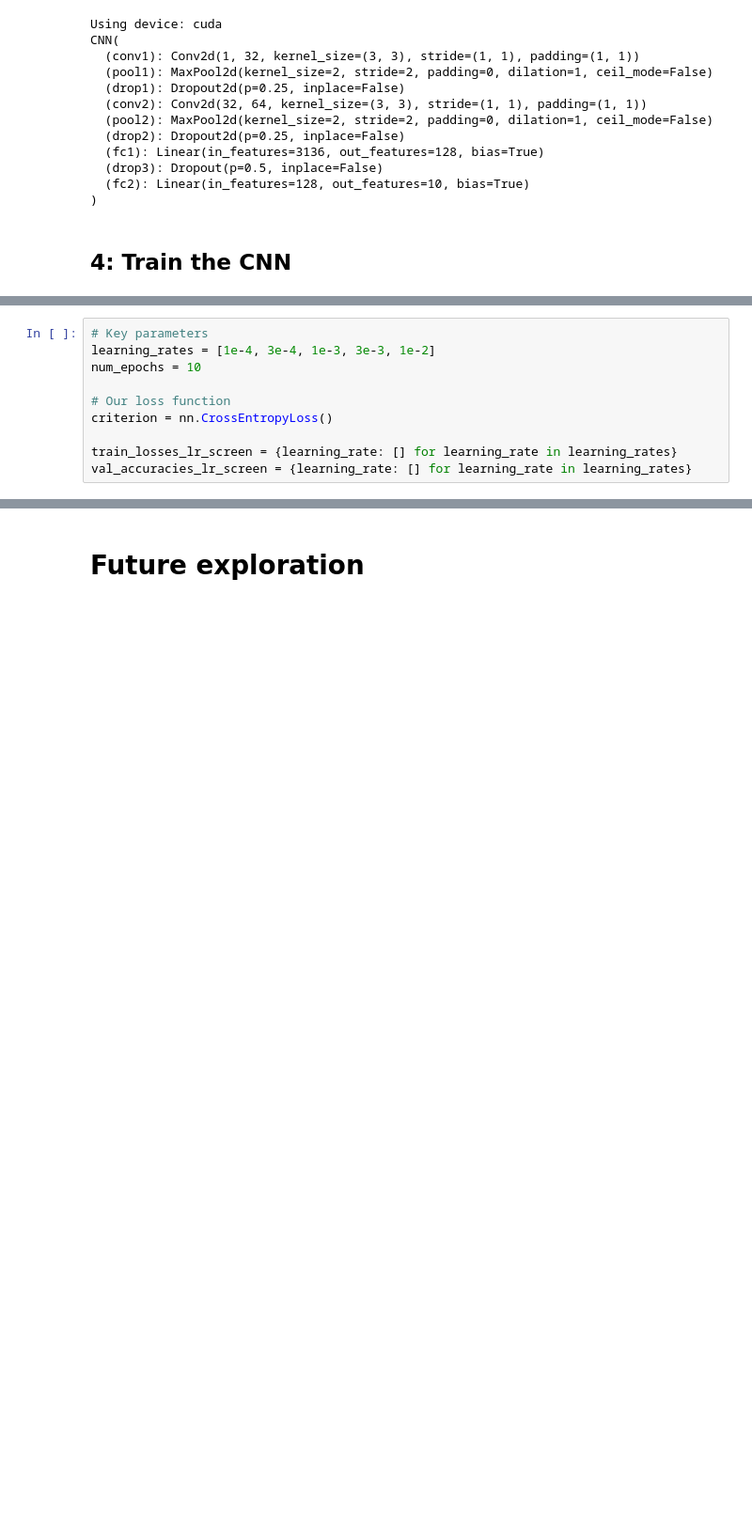
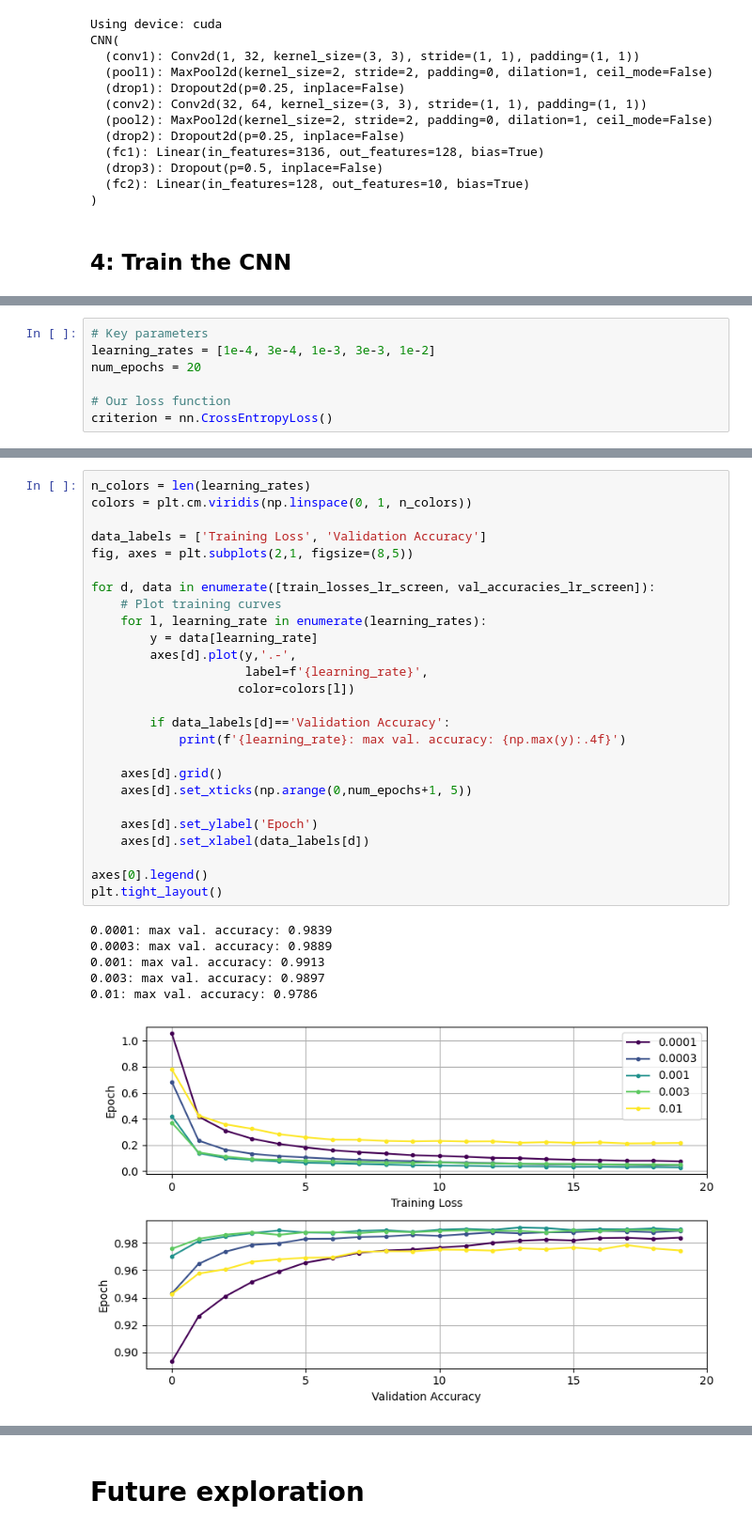
Before and after one commit to cryoTUD/ai4nanobiology, a Jupyter notebook: week_4/mnist_with_cnn.ipynb, the cells around one changed output, grey strips where cells are left out. Shown at 94% size. Saved outputs shown, nothing was run; the diff lists cells and outputs as text; blank space fills up the shorter version.

```diff
--- a/week_4/mnist_with_cnn.ipynb
+++ b/week_4/mnist_with_cnn.ipynb
@@ -263,11 +274,8 @@ Then, to really report model accuracy, we can use our held-out test data.
 # %%
 # Key parameters
 learning_rates = [1e-4, 3e-4, 1e-3, 3e-3, 1e-2]
-num_epochs = 10
+num_epochs = 20
 
 # Our loss function
 criterion = nn.CrossEntropyLoss()
-
-train_losses_lr_screen = {learning_rate: [] for learning_rate in learning_rates}
-val_accuracies_lr_screen = {learning_rate: [] for learning_rate in learning_rates}
 # %%
@@ -342,0 +356,33 @@ Epoch 10/10: Loss=0.1695, Val Acc=0.9779
+# %%
+n_colors = len(learning_rates)
+colors = plt.cm.viridis(np.linspace(0, 1, n_colors))
+
+data_labels = ['Training Loss', 'Validation Accuracy']
+fig, axes = plt.subplots(2,1, figsize=(8,5))
+
+for d, data in enumerate([train_losses_lr_screen, val_accuracies_lr_screen]):
+    # Plot training curves
+    for l, learning_rate in enumerate(learning_rates):
+        y = data[learning_rate]
+        axes[d].plot(y,'.-',
+                     label=f'{learning_rate}',
+                    color=colors[l])
+
+        if data_labels[d]=='Validation Accuracy':
+            print(f'{learning_rate}: max val. accuracy: {np.max(y):.4f}')
+
+    axes[d].grid()
+    axes[d].set_xticks(np.arange(0,num_epochs+1, 5))
+
+    axes[d].set_ylabel('Epoch')
+    axes[d].set_xlabel(data_labels[d])
+
+axes[0].legend()
+plt.tight_layout()
+# %% [output]
+0.0001: max val. accuracy: 0.9839
+0.0003: max val. accuracy: 0.9889
+0.001: max val. accuracy: 0.9913
+0.003: max val. accuracy: 0.9897
+0.01: max val. accuracy: 0.9786
+[figure, added]
```
Also changed, not shown: parts of 38 cells of this notebook, 1 other file.
